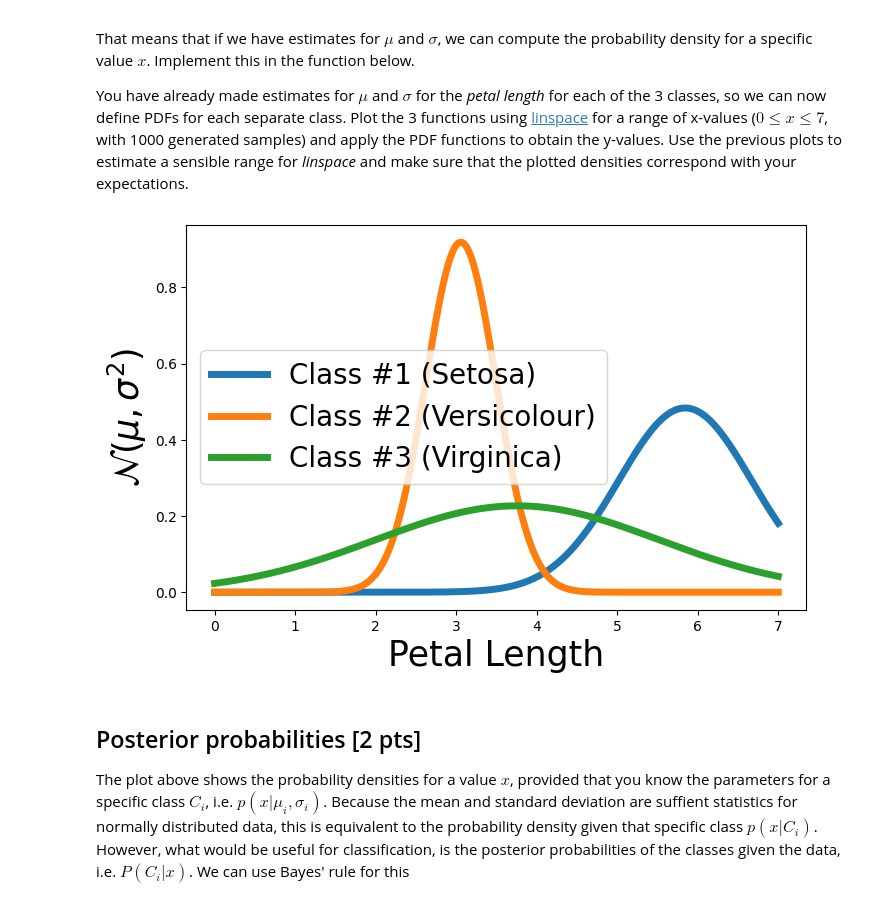
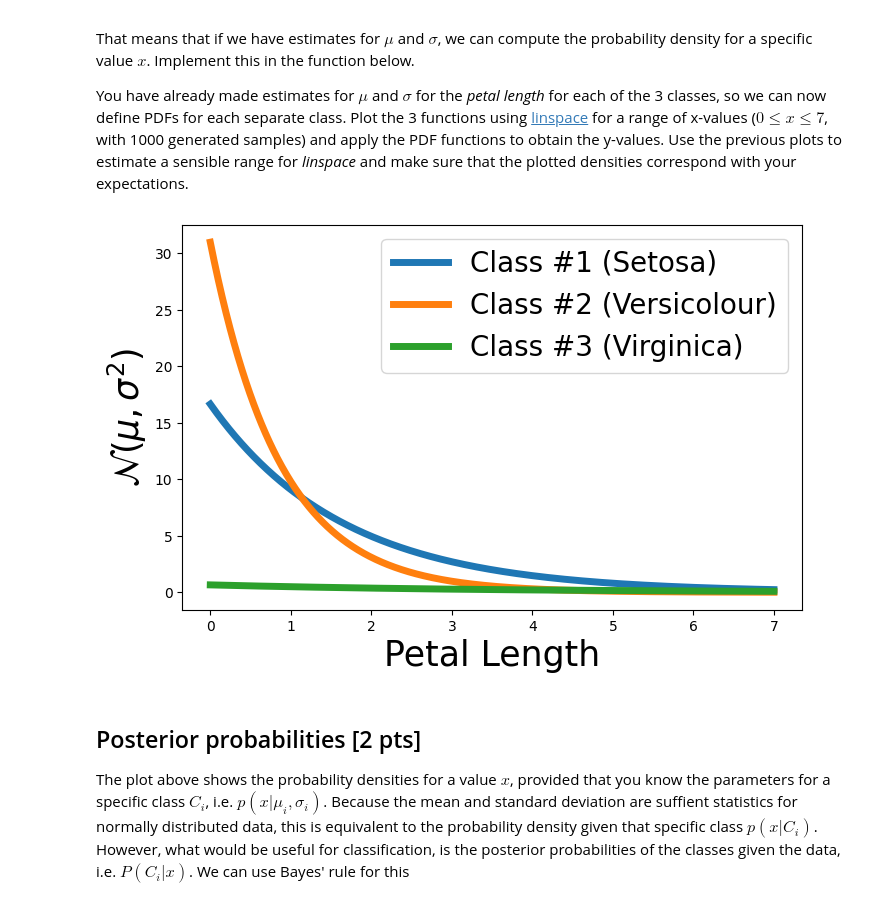
Before and after one commit to Hugovveen/ML-2, a Jupyter notebook: Assignment_2_CodeGrade_V2.ipynb, the cells around one changed output. Saved outputs shown, nothing was run; the diff lists cells and outputs as text; code cells hidden in the pictures.

```diff
--- a/Assignment_2_CodeGrade_V2.ipynb
+++ b/Assignment_2_CodeGrade_V2.ipynb
@@ -70,8 +70,9 @@ def separate_data(dataset):
     Output:
     - The data & targets from the dataset.
     """
-    return dataset.data, dataset.target
-
+    X = dataset.data
+    R = dataset.target.reshape(-1,1)
+    return X, R
 
 def split_data(X, R):
     """
@@ -84,11 +85,11 @@ def split_data(X, R):
     Output:
     - 3 separate arrays for each class C.
     """
-    c0 = iris.data[iris.target==0]
-    c1 = iris.data[iris.target==1]
-    c2 = iris.data[iris.target==2]
-
-    return c0,c1,c2
+    R = np.array(R).ravel().astype(int)
+    c0 = X[R == 0]
+    c1 = X[R == 1]
+    c2 = X[R == 2]
+    return c0, c1, c2
 
 X, R = separate_data(iris)
 C0, C1, C2 = split_data(X,R)
@@ -311,36 +309,40 @@ def normal_pdf(x: np.array, m: float, s: float):
     s - Standard Deviation
 
     Output:
     - A Numpy array with the Gaussian PDF function applied to the content.
     """
-    #NOTE are we allowed to use this?
-    return norm.pdf(x, m, s)
+    coeff = 1 / (s * np.sqrt(2 * np.pi))
+    exponent = np.exp(-((x - m) ** 2) / (2 * (s ** 2)))
+    return coeff * exponent
+    # gaussian_pdf = (1 / (s * np.sqrt(2 * np.pi))) * np.exp(-((x - m)*2) / (2 * s*2))
+    # return gaussian_pdf
 
 def x_axis():
     """
     Creates the proper X-axis to return.
 
     Output:
     - A Numpy linspace array with the correct dimensions.
     """
     return np.linspace(0,7,1000)
 
 
 x_grid = x_axis()
 
 plt.figure(figsize=(8,5))
 
 #plot density functions (Fill in the ???)
 plt.plot(x_grid, normal_pdf(x_grid, mean_C0_train,std_C0_train), "-", lw=5, label="Class #1 (Setosa)")
 plt.plot(x_grid, normal_pdf(x_grid, mean_C1_train,std_C1_train), "-", lw=5, label="Class #2 (Versicolour)")
 plt.plot(x_grid, normal_pdf(x_grid, mean_C2_train,std_C2_train), "-", lw=5, label="Class #3 (Virginica)")
 
 plt.xlabel("Petal Length", fontsize=25)
 plt.ylabel(r"$\mathcal{N}(\mu, \sigma^2)$", fontsize=25)
 plt.legend(loc=0, fontsize=20)
 plt.show()
+# print(normal_pdf(np.array([1.0]), 0, 1))
 # %% [output]
-[figure, old version]
+[figure, new version]
 # %% [markdown]
 ## Posterior probabilities [2 pts]
 
```
Also changed, not shown: parts of 4 cells of this notebook.
